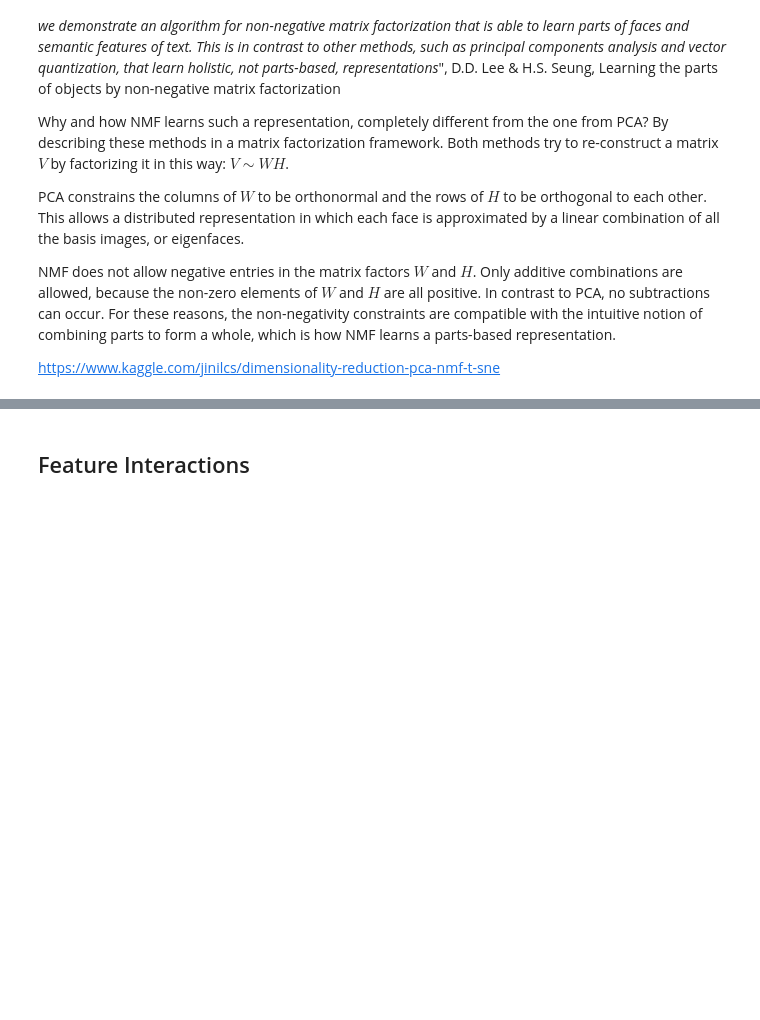
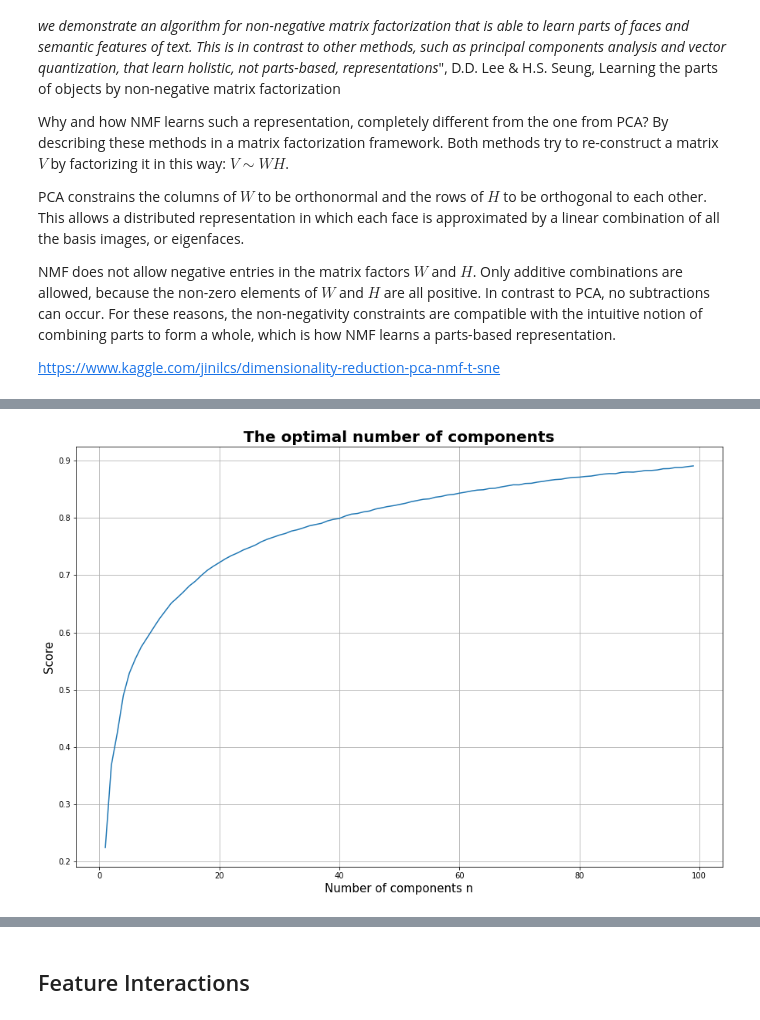
Before and after one commit to MachineLearningJournalClub/HowToTackleAMLCompetition, a Jupyter notebook: HowToTackleAMLCompetition/Lecture7|AdvancedFeatures.ipynb, the cells around one changed output, grey strips where cells are left out. Saved outputs shown, nothing was run; the diff lists cells and outputs as text; code cells hidden in the pictures; blank space fills up the shorter version.

```diff
--- a/HowToTackleAMLCompetition/Lecture7|AdvancedFeatures.ipynb
+++ b/HowToTackleAMLCompetition/Lecture7|AdvancedFeatures.ipynb
@@ -876,0 +893,7 @@ https://www.kaggle.com/jinilcs/dimensionality-reduction-pca-nmf-t-sne
+# %%
+# Getting a score for NMF, since there's no default explained_variance as in pca
+from sklearn import metrics
+def get_score(model, data, scorer=metrics.explained_variance_score):
+    """ Estimate performance of the model on the data """
+    prediction = model.inverse_transform(model.transform(data))
+    return scorer(data, prediction)
@@ -876,0 +904,23 @@ https://www.kaggle.com/jinilcs/dimensionality-reduction-pca-nmf-t-sne
+# %%
+#it takes a while (around 30 mins on colab), be patient... else, you should reduce the number of components
+"""from tqdm.notebook import tqdm
+n_comp = [i for i in range(1, 100)]
+nmf_scores = []
+
+for n in tqdm(n_comp):
+  nmf = NMF(n_components= n, random_state = 0)
+  nmf.fit(faces.data)
+  nmf_scores.append(get_score(nmf, faces.data))"""
+
+# 0.9 is around 100 components : you have been warned !! :)
+# %%
+plt.figure(figsize=(15,10))
+plt.title('The optimal number of components', fontsize=20, fontweight='bold')
+plt.xlabel('Number of components n', fontsize=15)
+plt.ylabel('Score', fontsize=15)
+plt.grid()
+plt.plot(n_comp, nmf_scores)
+"""plt.savefig("nmf_optimal_comp.png")
+from google.colab import files
+files.download("nmf_optimal_comp.png")"""
+# %% [output]
@@ -876,0 +929 @@ https://www.kaggle.com/jinilcs/dimensionality-reduction-pca-nmf-t-sne
+[figure, added]
```
Also changed, not shown: parts of 7 cells of this notebook.
